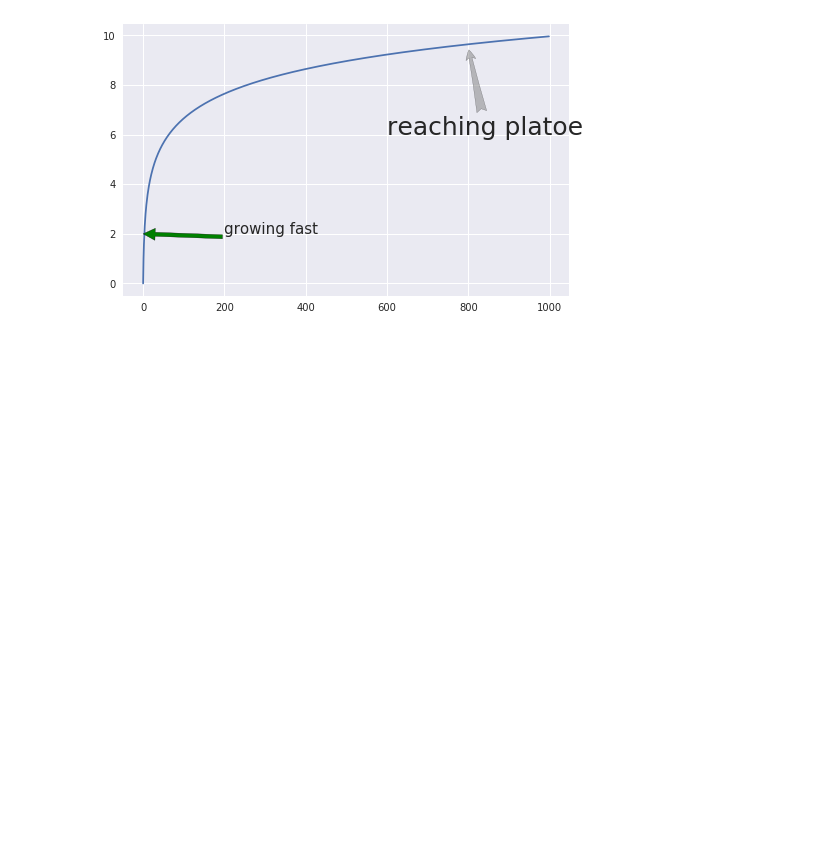
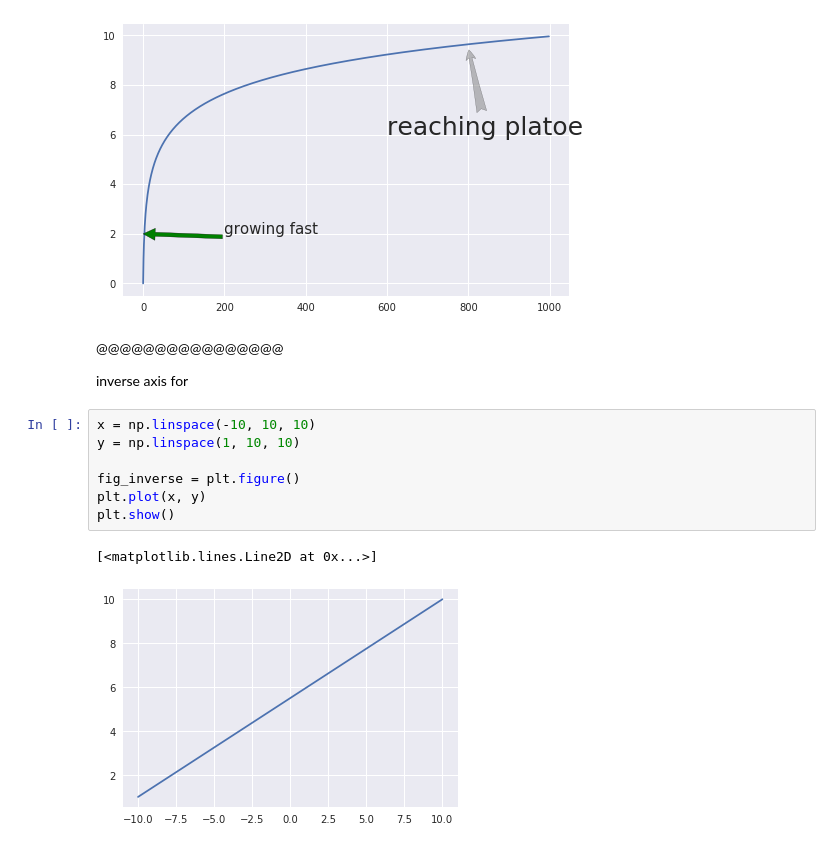
Before and after one commit to babinyurii/cheet_sheets, a Jupyter notebook: matplotlib_cheet_sheet.ipynb, the cells around one changed output. Cells and saved outputs as stored; diff of their text form; blank space fills up the shorter version.

```diff
--- a/matplotlib_cheet_sheet.ipynb
+++ b/matplotlib_cheet_sheet.ipynb
@@ -289,3 +289,17 @@ plt.annotate("reaching platoe", xy=(800, 9.5), size=25, xytext=(600, 6),
 plt.show()
 # %% [output]
 [figure]
+# %% [markdown]
+@@@@@@@@@@@@@@@@
+
+inverse axis for
+# %%
+x = np.linspace(-10, 10, 10)
+y = np.linspace(1, 10, 10)
+
+fig_inverse = plt.figure()
+plt.plot(x, y)
+plt.show()
+# %% [output]
+[<matplotlib.lines.Line2D at 0x...>]
+[figure, added]
```
Also changed, not shown: parts of 5 cells of this notebook, 1 other file.
